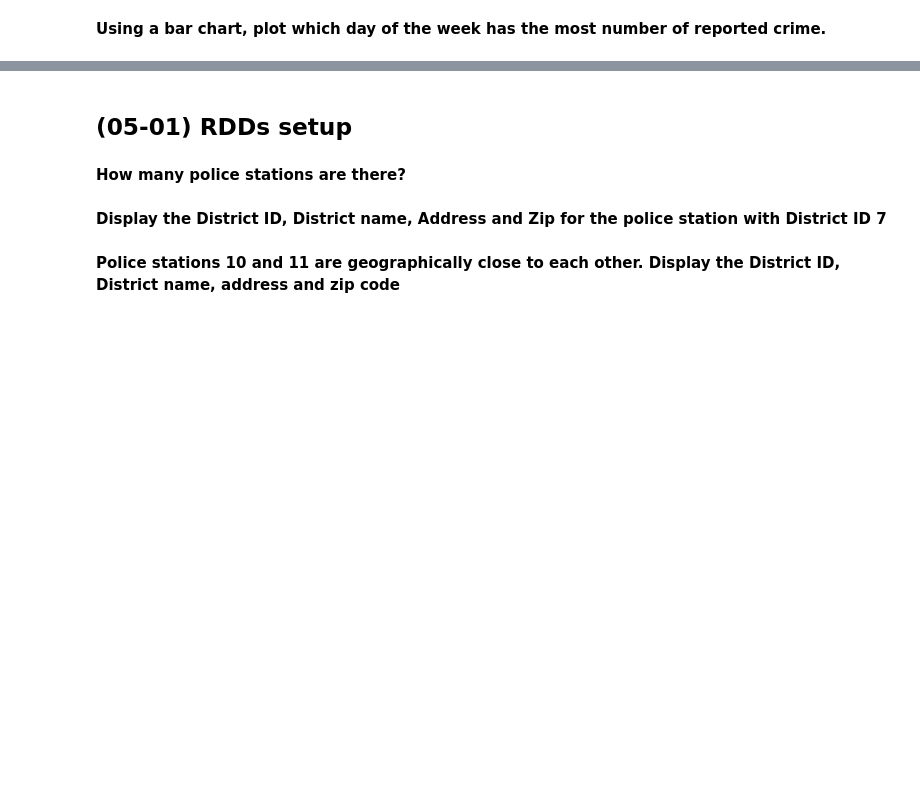
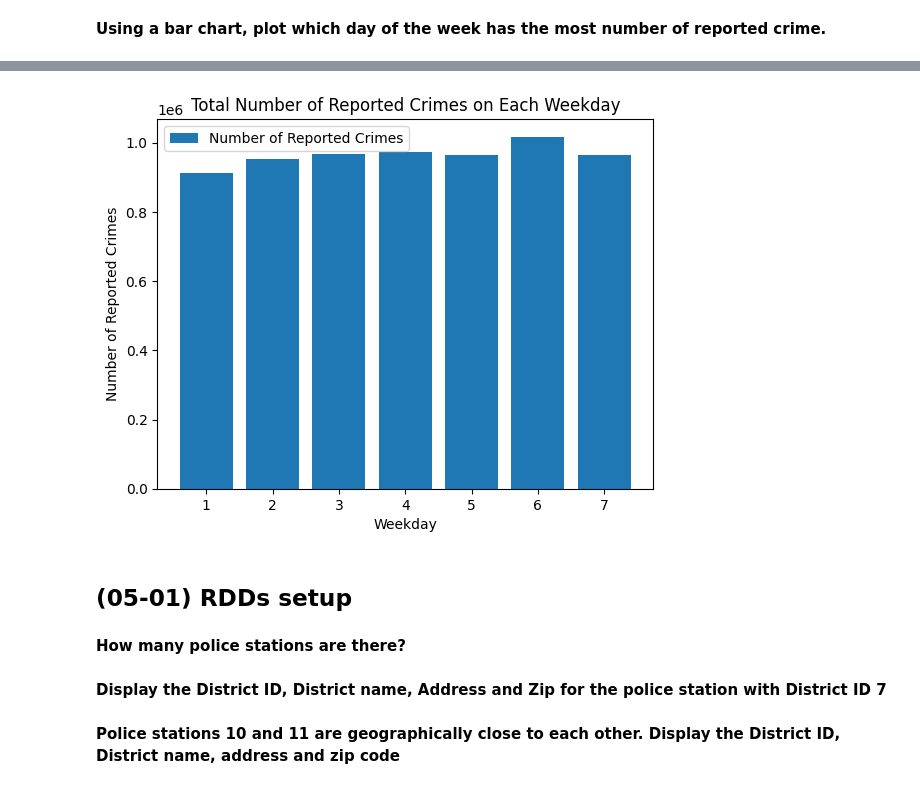
Before and after one commit to PublicRegistration/Data-Analysis, a Jupyter notebook: PySpark_Example.ipynb, the cells around one changed output, grey strips where cells are left out. Saved outputs shown, nothing was run; the diff lists cells and outputs as text; code cells hidden in the pictures; blank space fills up the shorter version.

```diff
--- a/PySpark_Example.ipynb
+++ b/PySpark_Example.ipynb
@@ -519,0 +840,3 @@ print(dir(functions))
+# %%
+days_time = days_time.withColumn('count', col('count').cast(IntegerType()))
+days_time.show()
@@ -520,3 +855,17 @@ print(dir(functions))
+# %%
+y_ans_val = [days_time.select('count').collect()[x][0] for x in range(0,7)]
+x_ts = [days_time.select('Date').collect()[x][0] for x in range(0,7)]
+# %%
+plt.bar(x_ts, y_ans_val)
+
+plt.ylabel('Number of Reported Crimes')
+plt.xlabel('Weekday')
+plt.title('Total Number of Reported Crimes on Each Weekday')
+plt.legend(['Number of Reported Crimes'], loc='upper left')
+
+plt.show()
+# %% [output]
+[figure, added]
 # %% [markdown]
 ## (05-01) RDDs setup
 # %% [markdown]
```
Also changed, not shown: parts of 40 cells of this notebook.
